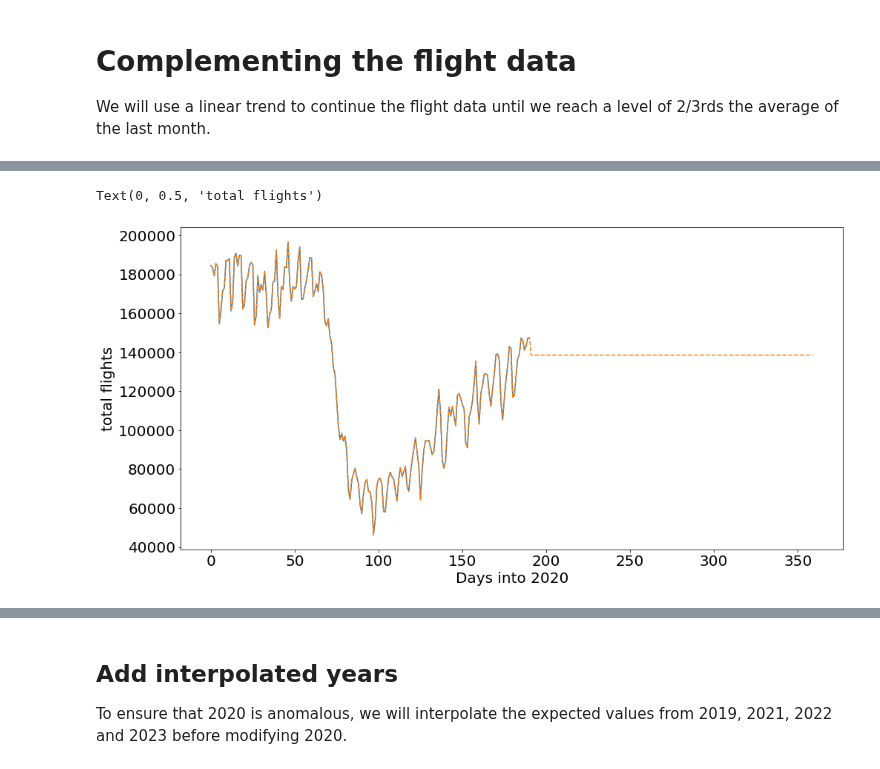
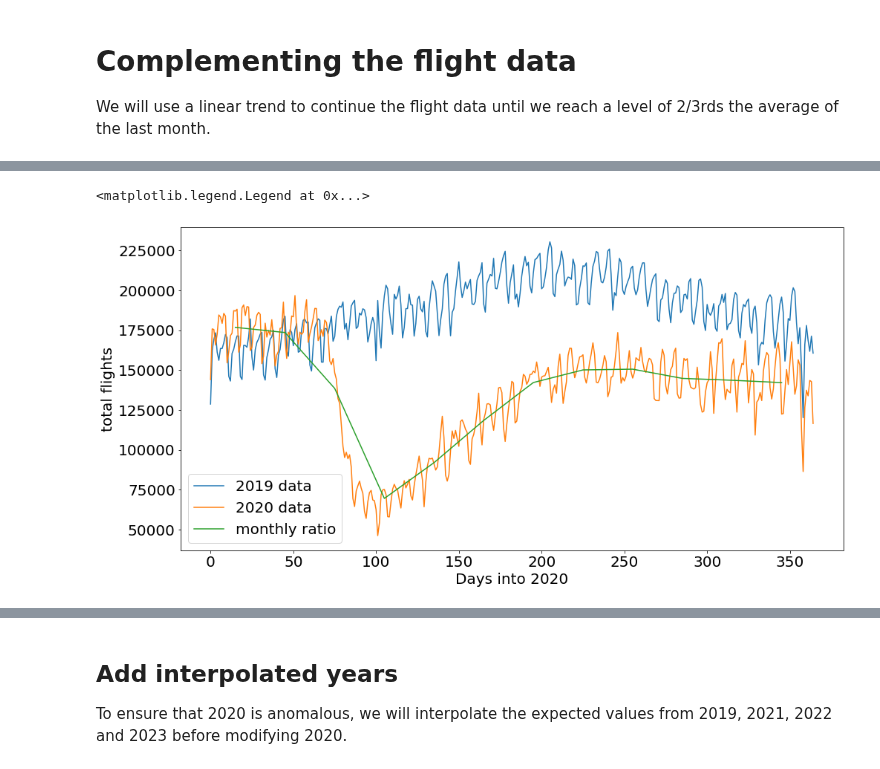
Before and after one commit to Rlamboll/modify_COVID19_netCDF_Emissions, a Jupyter notebook: calculations/calc_aviation_emissions.ipynb, the cells around one changed output, grey strips where cells are left out. Cells and saved outputs as stored; diff of their text form; code cells hidden in the pictures.

```diff
--- a/calculations/calc_aviation_emissions.ipynb
+++ b/calculations/calc_aviation_emissions.ipynb
@@ -31,17 +25,17 @@ Here are the options for loading files and hopefully the only things that will n
 # %%
 # String appended on the end of all files. Update with every successful run where the data will be used
 # (both with data change and with protocol change).
-version_str = "_v4.8nc"  # CHANGE ON UPDATE
+version_str = "_v5.nc"  # CHANGE ON UPDATE
 
 # which month's data should we use to base the "long tail" of the reversion to baseline? As a 2-digit string.
 # Update if we have enough data to use a later month as the baseline.
-month_plat = "06"  # CHANGE ON UPDATE
+month_plat = "12"  # CHANGE ON UPDATE
 
 # variables for loading files
 input_folder = "../input/"
 output_folder = "../output/aviation/"
 nox_input = "NOx-em-AIR-anthro_input4MIPs_emissions_ScenarioMIP_IAMC-MESSAGE-GLOBIOM-ssp245-1-1_gn_201501-210012.nc"
-input_flights = "total-number-of-flights.csv"
+input_flights = "total-number-of-flights_2020.csv"
 
 
 scenario_string = "_flightrd_mp{}".format(month_plat)
@@ -49,12 +43,15 @@ scenario_string = "_flightrd_mp{}".format(month_plat)
 def convert_years_to_days(year):  # Data is recorded in 365-day years
     return (year - 2015) * 365
 
-# We don't want data after 2050.
-tcutoff = convert_years_to_days(2050.99)
+# We don't want data after 2025.
+tcutoff = convert_years_to_days(2030.99)
+# Later we will cut off more data
+tcutoff_2 = convert_years_to_days(2025.99)
+tstart =  convert_years_to_days(2020)
 # name of the variable in the file
 key_variable = "NOx_em_AIR_anthro"
 # Years to interpolate, as number of years after 2015.
-yeardif_to_interpolate = [4, 6, 7, 8]
+yeardif_to_interpolate = [4, 6, 7, 8, 9]
 working_string = "_workings"
 # %% [markdown]
 Only change lines below here if you know what you're doing.
@@ -106,0 +83,2 @@ flights_list = list(flights_change["Number of flights"][:]) + [
+# %%
+flights_change["month"] = [int(date[3:5]) for date in flights_change.DateTime]
@@ -106,0 +101,5 @@ flights_list = list(flights_change["Number of flights"][:]) + [
+# %%
+monthly_flight_chng=flights_change.groupby("month").mean()
+# %%
+monthly_flight_chng["ratio"] = monthly_flight_chng["2020 Number of flights"]/monthly_flight_chng["2019 Number of flights"]
+monthly_flight_chng
@@ -107,11 +121,13 @@ flights_list = list(flights_change["Number of flights"][:]) + [
 # %%
 font = {'size'   : 20}
 matplotlib.rc('font', **font)
 plt.figure(figsize=(16, 8))
-plt.plot(range(len(flights_change["Number of flights"])), flights_change["Number of flights"])
-plt.plot(range(366 - int(flights_change["DateTime"].iloc[0][:2])), flights_list, linestyle="--")
+plt.plot(range(len(flights_change["2019 Number of flights"])), flights_change["2019 Number of flights"])
+plt.plot(range(len(flights_change["2020 Number of flights"])), flights_change["2020 Number of flights"])
+plt.plot(15+30*(monthly_flight_chng.index-1), monthly_flight_chng["ratio"]*monthly_flight_chng["2019 Number of flights"])
 plt.xlabel("Days into 2020")
 plt.ylabel("total flights")
+plt.legend(["2019 data", "2020 data", "monthly ratio"])
 # %% [output]
-Text(0, 0.5, 'total flights')
+<matplotlib.legend.Legend at 0x...>
-[figure, old version]
+[figure, new version]
```
Also changed, not shown: parts of 21 cells of this notebook.
